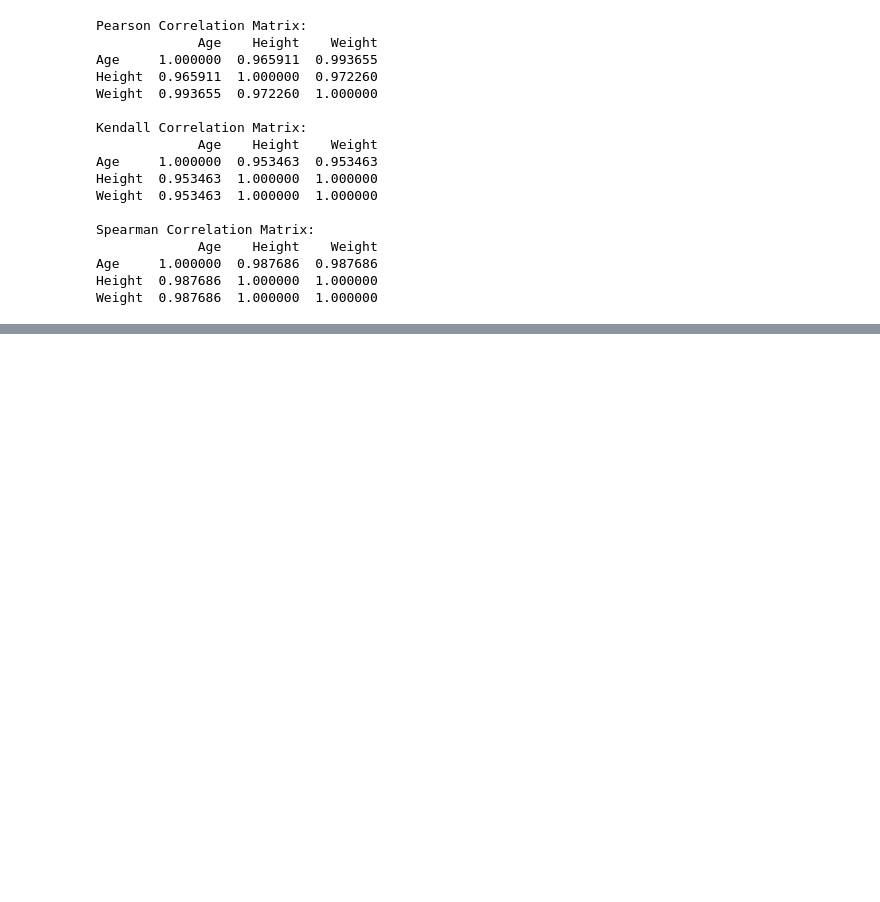
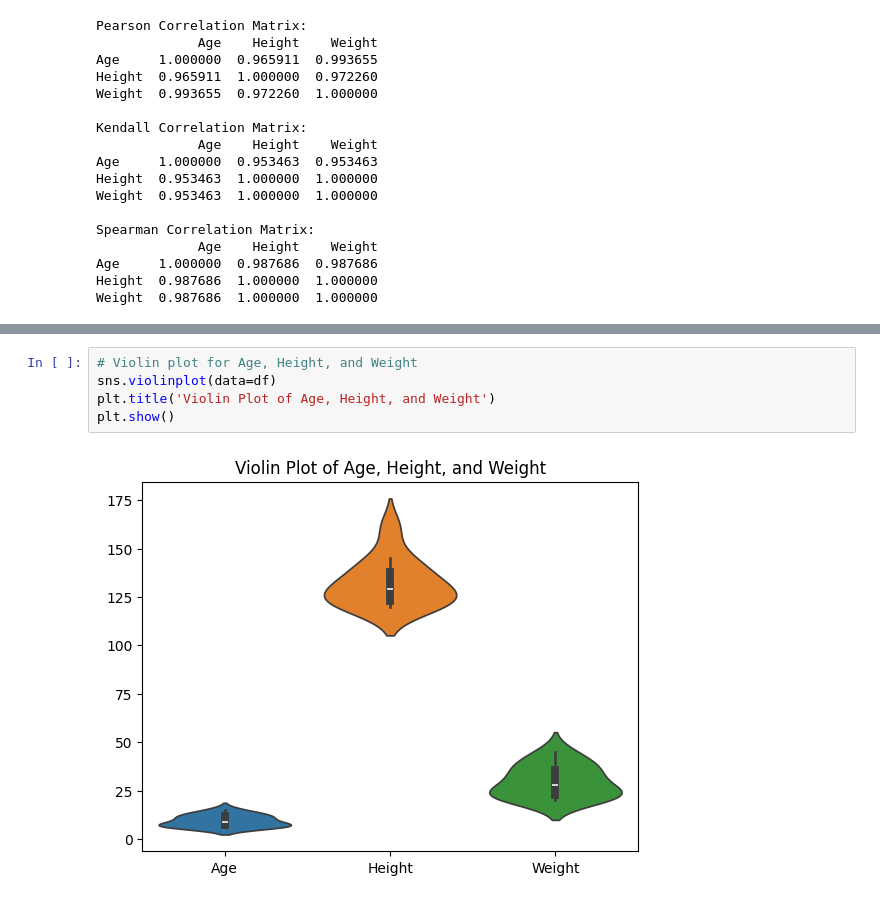
Before and after one commit to r4coder/DA, a Jupyter notebook: DA.ipynb, the cells around one changed output, grey strips where cells are left out. Drawn from its saved outputs; the diff is of its cells as text; blank space fills up the shorter version.

```diff
--- a/DA.ipynb
+++ b/DA.ipynb
@@ -1087,0 +1164,7 @@ Weight  0.987686  1.000000  1.000000
+# %%
+# Violin plot for Age, Height, and Weight
+sns.violinplot(data=df)
+plt.title('Violin Plot of Age, Height, and Weight')
+plt.show()
+# %% [output]
+[figure, added]
```
Also changed, not shown: parts of 6 cells of this notebook.
